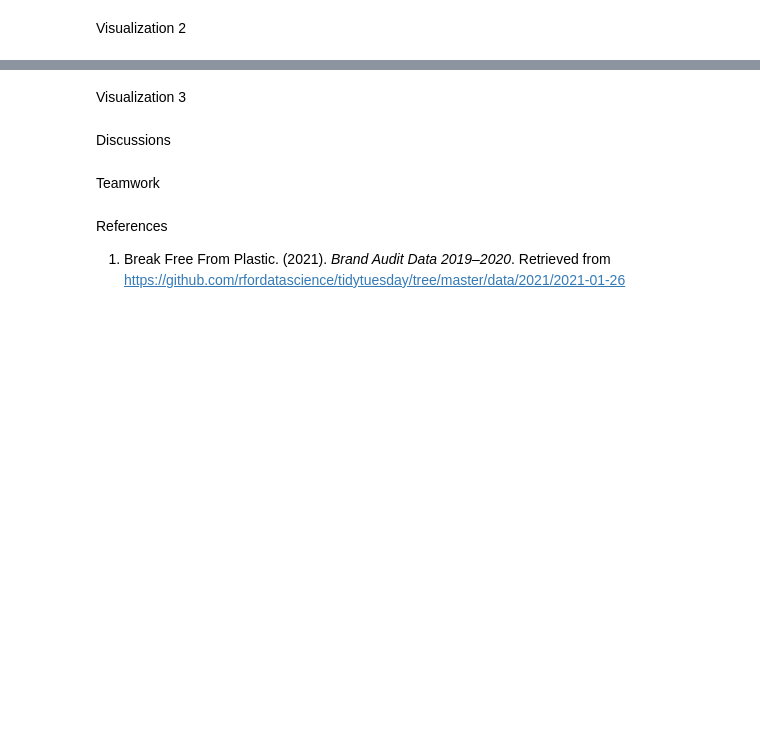
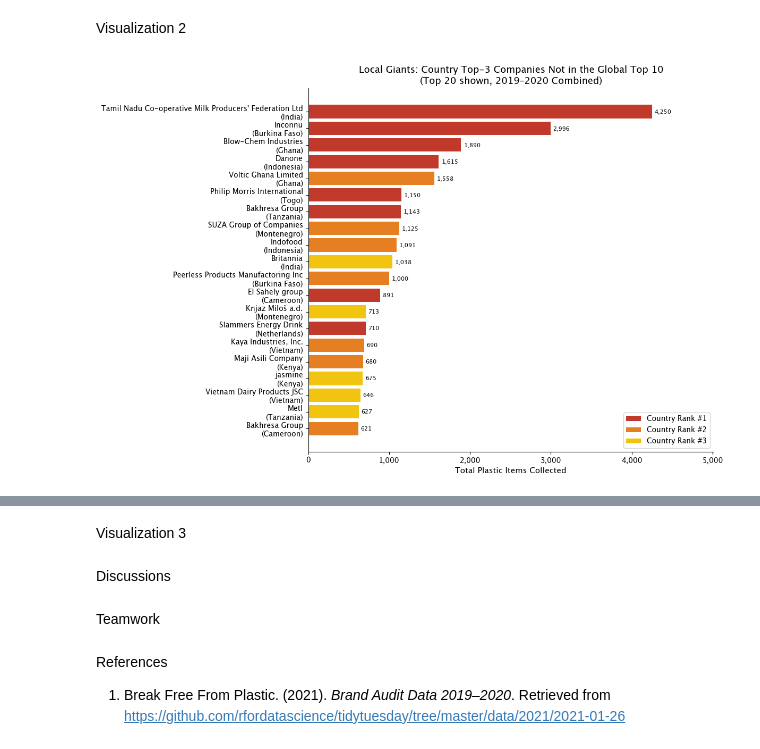
Before and after one commit to xuanntm/dss5201-visualization, a Jupyter notebook: src/DSS5201_Group_Project.ipynb, the cells around one changed output, grey strips where cells are left out. Cells and saved outputs as stored; diff of their text form; code cells hidden in the pictures; blank space fills up the shorter version.

```diff
--- a/src/DSS5201_Group_Project.ipynb
+++ b/src/DSS5201_Group_Project.ipynb
@@ -281,2 +314,65 @@ Visualization 1 Over all top 10 companies in Asia
 # %% [markdown]
 Visualization 2
+# %%
+# Visualization 2: Local Giants — Top-3 per country but absent from the global Top 10
+
+from matplotlib.patches import Patch
+
+# Global Top 10 companies (all countries, all years)
+global_top10 = set(
+    df.groupby('parent_company')['grand_total']
+    .sum()
+    .sort_values(ascending=False)
+    .head(10)
+    .index
+)
+
+# Aggregate per country × company, then rank within each country
+country_company = (
+    df.groupby(['country', 'continent', 'parent_company'])['grand_total']
+    .sum()
+    .reset_index()
+)
+country_company['country_rank'] = (
+    country_company.groupby('country')['grand_total']
+    .rank(ascending=False, method='first')
+)
+
+# Local Giants: country rank ≤ 3, not in global Top 10
+local_giants = (
+    country_company[
+        (country_company['country_rank'] <= 3) &
+        (~country_company['parent_company'].isin(global_top10))
+    ]
+    .sort_values('grand_total', ascending=False)
+    .head(20)
+    .reset_index(drop=True)
+)
+
+labels = local_giants['parent_company'] + '\n(' + local_giants['country'] + ')'
+
+rank_colors = {1: '#c0392b', 2: '#e67e22', 3: '#f1c40f'}
+bar_colors  = local_giants['country_rank'].map(rank_colors)
+
+fig, ax = plt.subplots(figsize=(12, 8))
+bars = ax.barh(labels[::-1].values, local_giants['grand_total'][::-1].values, color=bar_colors[::-1].values)
+
+for bar, val in zip(bars, local_giants['grand_total'][::-1].values):
+    ax.text(bar.get_width() + 30, bar.get_y() + bar.get_height() / 2,
+            f'{int(val):,}', va='center', fontsize=8)
+
+legend_elements = [Patch(facecolor=c, label=f'Country Rank #{r}') for r, c in rank_colors.items()]
+ax.legend(handles=legend_elements, loc='lower right', fontsize=10)
+
+ax.set_xlabel('Total Plastic Items Collected', fontsize=11)
+ax.set_title(
+    'Local Giants: Country Top-3 Companies Not in the Global Top 10\n(Top 20 shown, 2019–2020 Combined)',
+    fontsize=13, fontweight='bold'
+)
+ax.set_xlim(0, local_giants['grand_total'].max() * 1.18)
+ax.xaxis.set_major_formatter(ticker.FuncFormatter(lambda x, _: f'{int(x):,}'))
+sns.despine()
+plt.tight_layout()
+plt.show()
+# %% [output]
+[figure, added]
```
Also changed, not shown: parts of 3 cells of this notebook.
